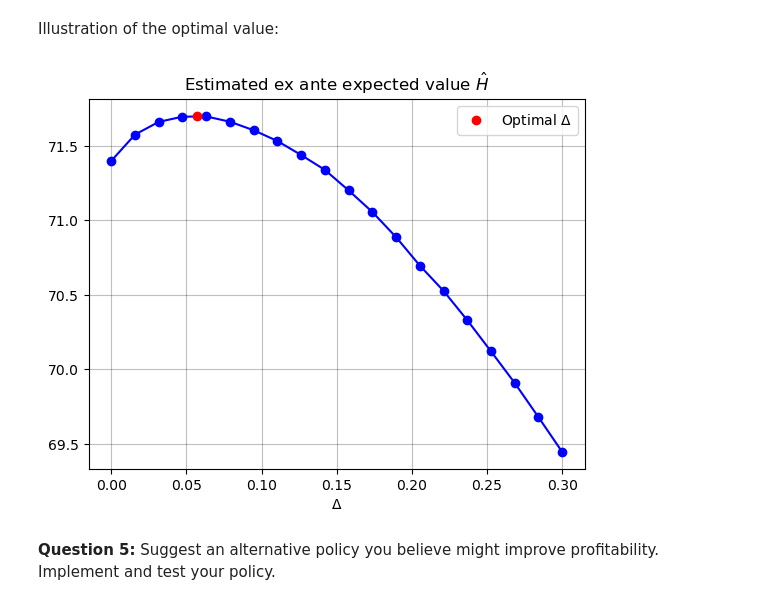
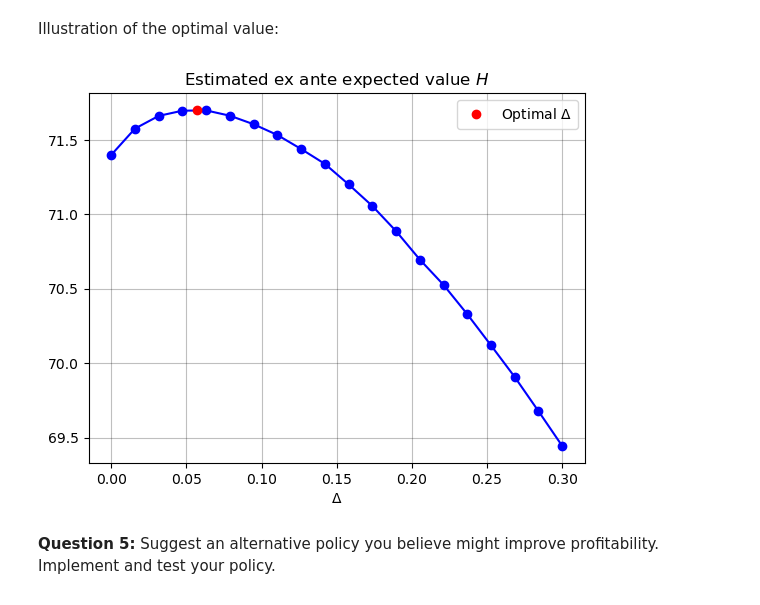
Before and after one commit to NumEconCopenhagen/projects-2023-andreas, a Jupyter notebook: examproject/Exam-2023-notebook.ipynb, the cells around one changed output. Drawn from its saved outputs; the diff is of its cells as text; code cells hidden in the pictures.

```diff
--- a/examproject/Exam-2023-notebook.ipynb
+++ b/examproject/Exam-2023-notebook.ipynb
@@ -812,7 +813,7 @@ par.delta = 0.05
 # %% [markdown]
 Second, define a new policy function that for a given $\kappa$ computes the $\ell$ as stated above.
 # %%
-def lstar_new(grid_kappa):
+def new_policy(grid_kappa):
 
      # a. start with lstar
      l = lstar(grid_kappa)
@@ -829,7 +830,7 @@ def lstar_new(grid_kappa):
 Compute new approximation of ex ante expected value, $H$.
 # %%
 grid_kappa = setup()
-value = value_ex_ante(grid_kappa,lstar_new)
+value = value_ex_ante(grid_kappa,new_policy)
 print(f'Estimated ex ante expected value from new policy: '+str(value))
 # %% [output]
 Estimated ex ante expected value from new policy: 71.69778749419356
@@ -840,12 +841,12 @@ Define an objective function that given a $\Delta$ returns $\hat{H}$.
 # %%
-def f_obj(delta):
+def obj_new_policy(delta):
 
     # a. update delta
     par.delta = delta
     # b. compute kappa
     grid_kappa = setup()
     # c. compute estimated ex ante expected value, H
-    value = value_ex_ante(grid_kappa,lstar_new)
+    value = value_ex_ante(grid_kappa,new_policy)
 
     return - value # negative since we are maximizing
 # %% [markdown]
@@ -853,5 +854,5 @@
 # %%
-res = scipy.optimize.minimize(f_obj, x0=0.05, method='Nelder-Mead', bounds=[(0,np.inf)])
+res = scipy.optimize.minimize(obj_new_policy, x0=0.05, method='Nelder-Mead', bounds=[(0,np.inf)])
 print(f'Estimated ex ante expected value at optimal delta: '+str(-res.fun))
 print(f'Optimal delta: '+str(res.x))
 # %% [output]
@@ -862,29 +863,29 @@ Illustration of the optimal value:
 # %%
 values = []
 grid_delta = np.linspace(0,0.3,20)
 
 # a. loop over grid of delta
 for delta in grid_delta:
 
     # a1. update delta
     par.delta = delta
     # a2. compute kappa
     grid_kappa = setup()
     # a3. compute estimated ex ante expected value, H
-    value = value_ex_ante(grid_kappa,lstar_new)
+    value = value_ex_ante(grid_kappa,new_policy)
     # a4. save to list
     values.append(value)
 
 # b. plot
 plt.plot(grid_delta, values, 'o', color='blue')
 plt.plot(grid_delta, values, '-', color='blue')
 plt.plot(res.x, -res.fun, 'o', color='red', label=r'Optimal $\Delta$')
-plt.title(r'Estimated ex ante expected value $\hat{H}$')
+plt.title(r'Estimated ex ante expected value $H$')
 plt.xlabel(r'$\Delta$')
 plt.legend()
 plt.show()
 # %% [output]
-[figure, old version]
+[figure, new version]
 # %% [markdown]
 
 **Question 5:** Suggest an alternative policy you believe might improve profitability. Implement and test your policy.
```
Also changed, not shown: parts of 30 cells of this notebook.
